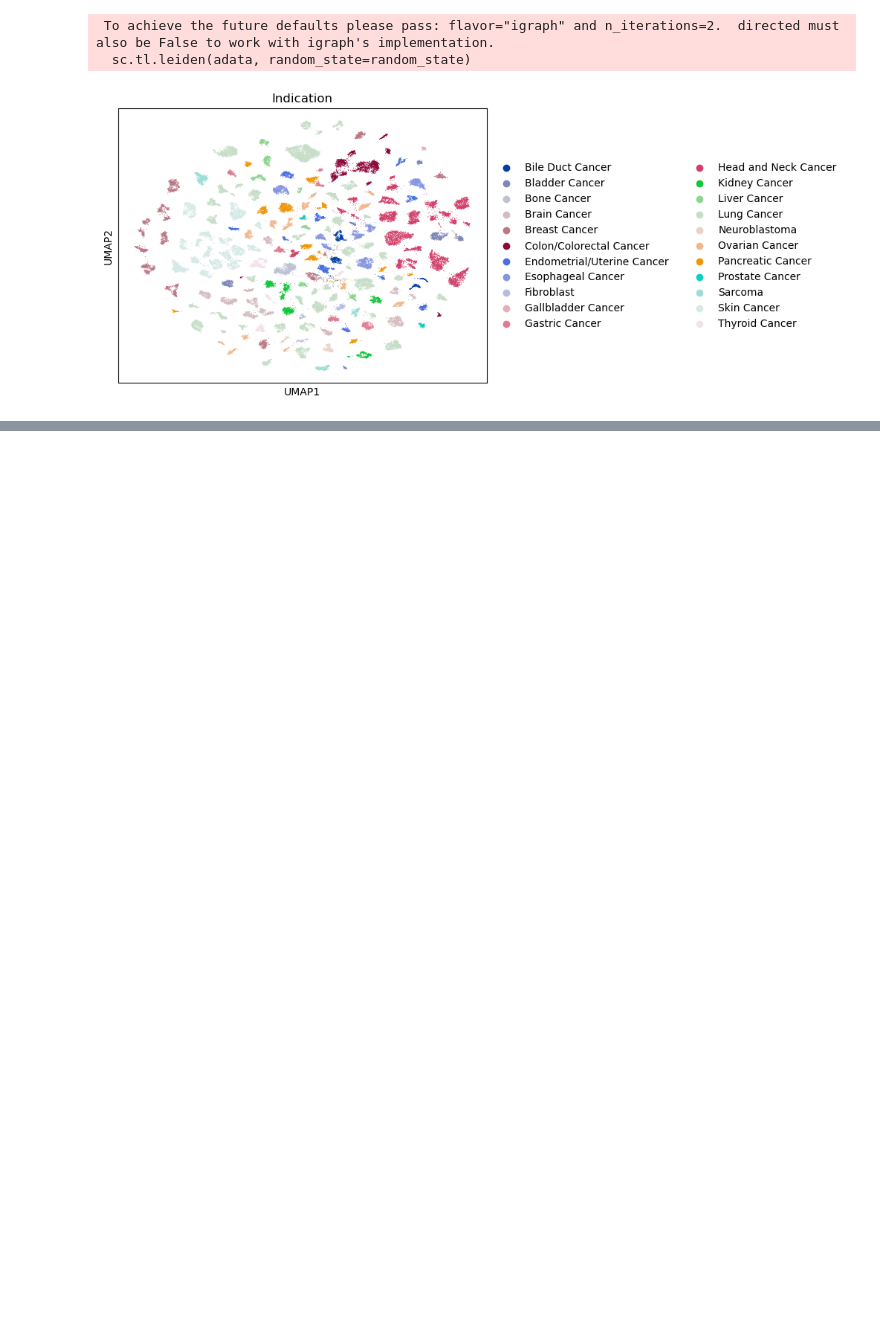
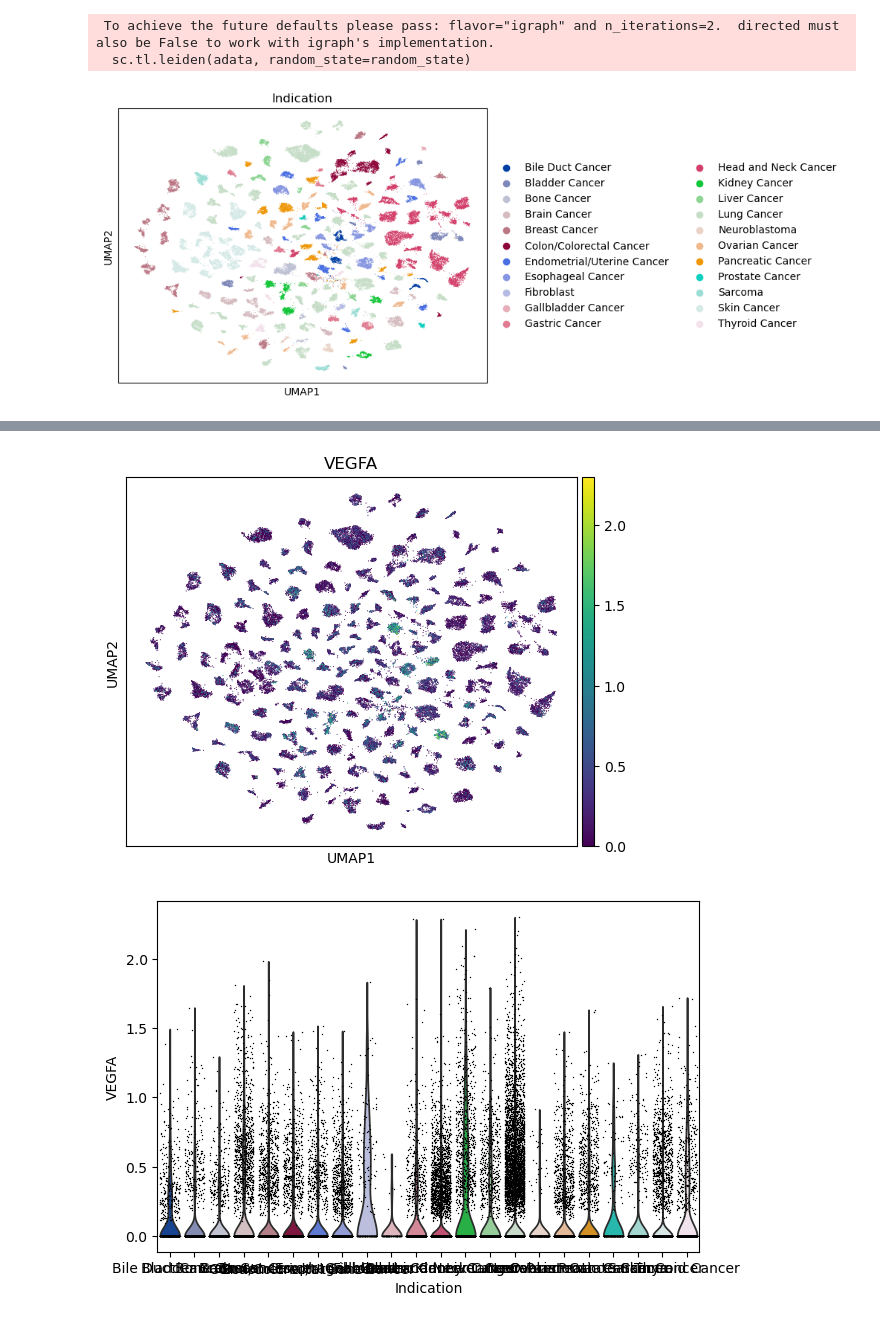
Before and after one commit to priyalT/Kinker-, a Jupyter notebook: analysis/240702_kinker_scanpy.ipynb, the cells around one changed output, grey strips where cells are left out. Cells and saved outputs as stored; diff of their text form; code cells hidden in the pictures; blank space fills up the shorter version.

```diff
--- a/analysis/240702_kinker_scanpy.ipynb
+++ b/analysis/240702_kinker_scanpy.ipynb
@@ -32,0 +76,6 @@ sc.pl.umap(adata, color=['Indication'])
+# %%
+sc.pl.umap(adata, color=['VEGFA'])
+sc.pl.violin(adata, keys='VEGFA', groupby='Indication', jitter=0.4)
+# %% [output]
+[figure, added]
+[figure, added]
```
Also changed, not shown: parts of 7 cells of this notebook.
